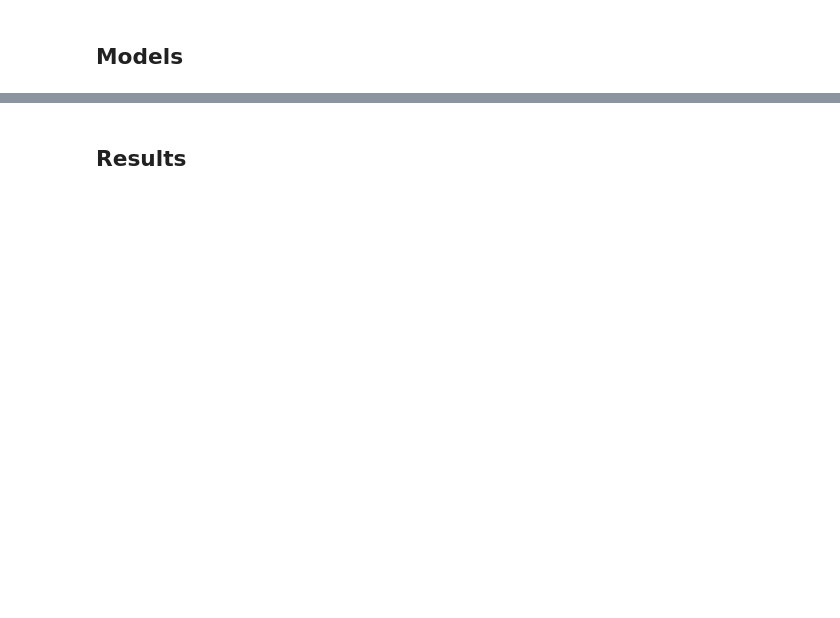
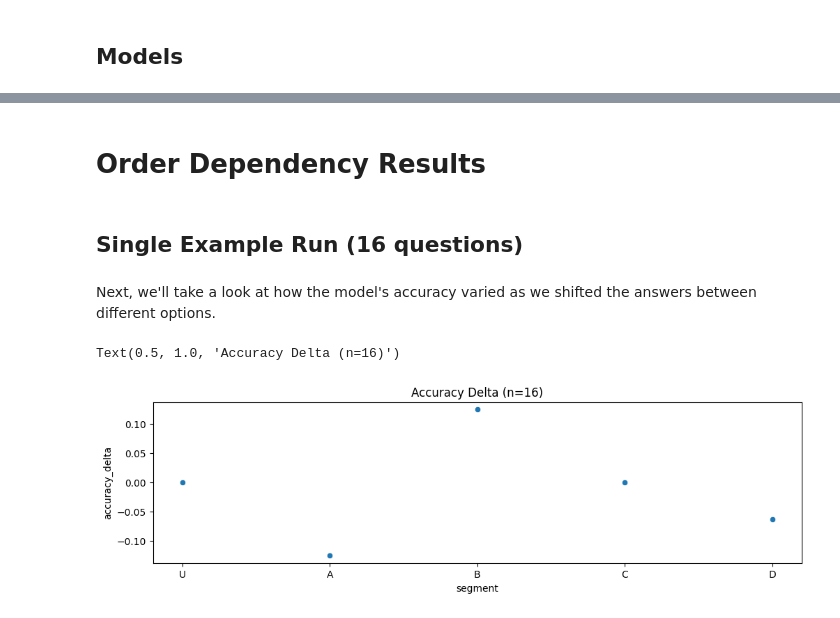
Before and after one commit to stickshift/llm-mcq-bias, a Jupyter notebook: notebooks/00-overview.ipynb, the cells around one changed output, grey strips where cells are left out. Saved outputs shown, nothing was run; the diff lists cells and outputs as text; code cells hidden in the pictures; blank space fills up the shorter version.

```diff
--- a/notebooks/00-overview.ipynb
+++ b/notebooks/00-overview.ipynb
@@ -88,0 +275,10 @@ Note that our prompt template is specifically designed to generate valid answers
+# %%
+# Measure performance w/ answers shifted to B
+option = "B"
+metrics[option] = benchmark(
+    option,
+    examples=examples,
+    questions=selected_questions,
+    generator=generator,
+    golden_option=option,
+)
@@ -89,2 +309,6 @@ Note that our prompt template is specifically designed to generate valid answers
 # %% [markdown]
-## Results
+# Order Dependency Results
+# %% [markdown]
+## Single Example Run (16 questions)
+# %% [markdown]
+Next, we'll take a look at how the model's accuracy varied as we shifted the answers between different options.
@@ -90,0 +325,8 @@ Note that our prompt template is specifically designed to generate valid answers
+# %%
+fig, ax = plt.subplots(figsize=(12,3))
+
+sns.scatterplot(x="segment", y="accuracy_delta", data=results, ax=ax)
+ax.set_title("Accuracy Delta (n=16)")
+# %% [output]
+Text(0.5, 1.0, 'Accuracy Delta (n=16)')
+[figure, added]
```
Also changed, not shown: parts of 49 cells of this notebook, 3 other files.
